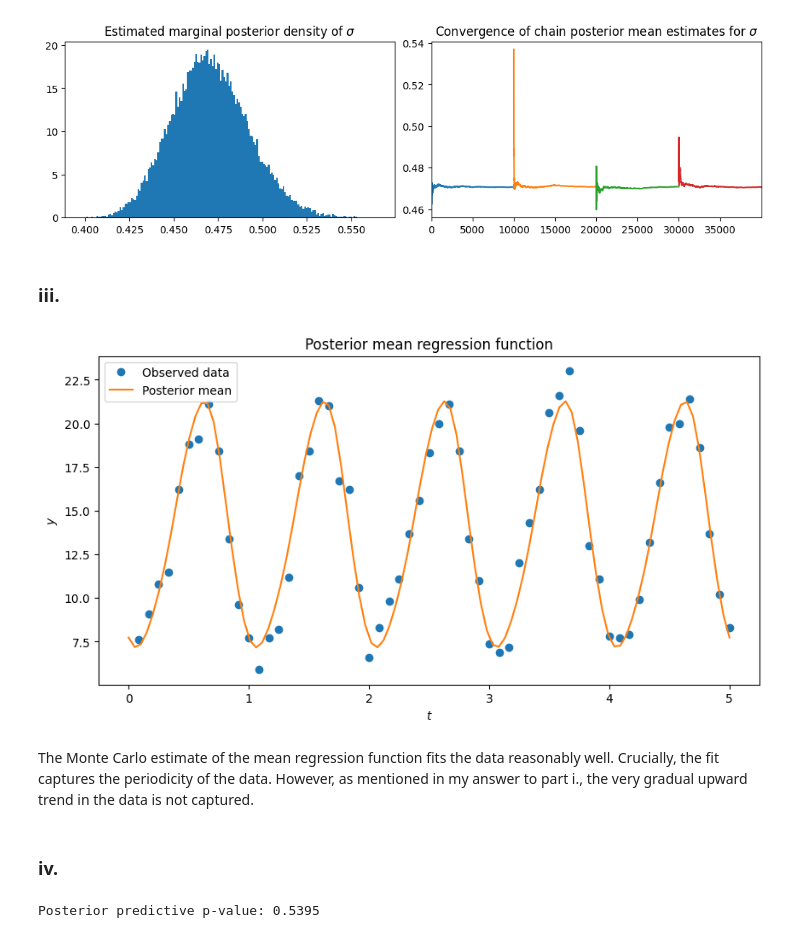
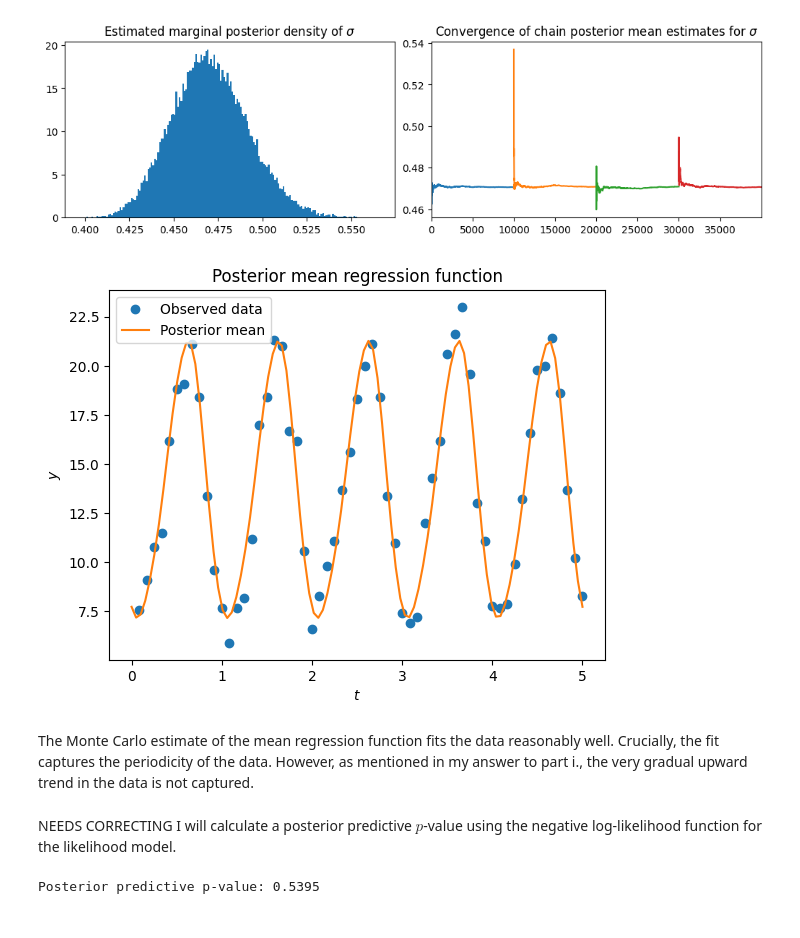
Before and after one commit to loggedin/bayesian-methods, a Jupyter notebook: gaussian-processes.ipynb, the cells around one changed output. Cells and saved outputs as stored; diff of their text form; code cells hidden in the pictures.

```diff
--- a/Assignment-4-needs-correcting.ipynb
+++ b/gaussian-processes.ipynb
@@ -142,6 +160,6 @@ generated quantities {
 # %%
 # Load the data
-data = pd.read_csv('./England.txt', sep='\s+', skiprows=5).iloc[:, :13]
+data = pd.read_csv('data/England.txt', sep='\s+', skiprows=5).iloc[:, :13]
 data_filtered = data[(data['year'] >= 2000) & (data['year'] <= 2004)]
 data_long = data_filtered.melt(id_vars='year', var_name='month', value_name='maximum_temperature')
 data_long['date'] = pd.to_datetime(data_long['year'].astype(str) + data_long['month'], format='%Y%b')
@@ -214,26 +230,25 @@ plot_samples(fit, 'sigma', r'$\sigma$')
 # %% [output]
 Estimated posterior mean value for sigma: 0.47073020057873927
 [figure]
-# %% [markdown]
-### iii.
 # %%
 f = np.mean(fit['fn_vals'], axis=1)
 
 # Plot the results
-plt.figure(figsize=(10, 5))
+plt.figure()
 plt.plot(t, y, 'o', label='Observed data')
 plt.plot(t_grid, f, label='Posterior mean')
 plt.title('Posterior mean regression function')
 plt.ylabel(r'$y$')
 plt.xlabel(r'$t$')
 plt.legend()
 plt.show()
 # %% [output]
-[figure, old version]
+[figure, new version]
 # %% [markdown]
 The Monte Carlo estimate of the mean regression function fits the data reasonably well. Crucially, the fit captures the periodicity of the data. However, as mentioned in my answer to part i., the very gradual upward trend in the data is not captured.
-# %% [markdown]
-### iv.
+# %% [markdown]
+NEEDS CORRECTING
+I will calculate a posterior predictive $p$-value using the negative log-likelihood function for the likelihood model.
 # %%
 samples_ppp = fit['ppp']
 mean_ppp = np.mean(samples_ppp)
```
Also changed, not shown: parts of 54 cells of this notebook.
